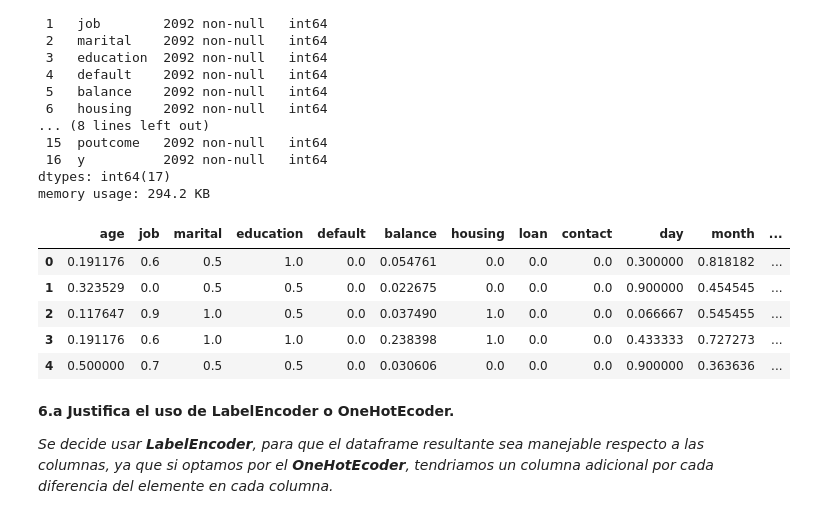
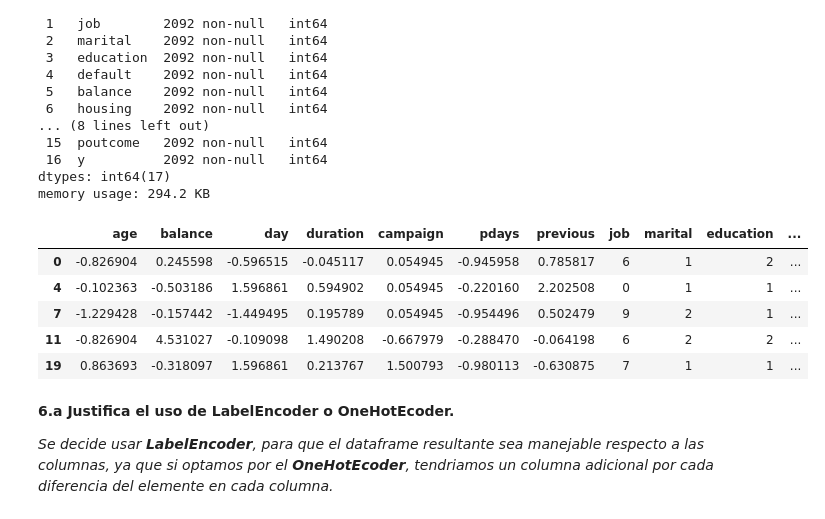
Before and after one commit to jcml002/17_Reto_SC_63_JCMedina, a Jupyter notebook: Solucion_Reto_SC_63_JCMedina.ipynb, the cells around one changed output. Cells and saved outputs as stored; diff of their text form; code cells hidden in the pictures.

```diff
--- a/Solucion_Reto_SC_63_JCMedina.ipynb
+++ b/Solucion_Reto_SC_63_JCMedina.ipynb
@@ -424,20 +426,26 @@ memory usage: 294.2 KB
 # %%
 #Normalizar los datos
-#cols_normalizar = ['age', 'job', 'marital','education','balance','contact','day','month','duration','campaign','pdays','previous','poutcome']
-cols_normalizar = ['age','job','marital','education','default','balance','housing','loan','contact','day','month','duration','campaign','pdays','previous','poutcome','y']
-scaler = MinMaxScaler()
-df_normalizado_array = scaler.fit_transform(df_procesado[cols_normalizar])
-df_normalizado = pd.DataFrame(df_normalizado_array, columns=cols_normalizar)
+#variables numericas
+cols_numericas = ['age', 'balance', 'day', 'duration', 'campaign', 'pdays', 'previous']
 
-for col in df_procesado.columns:
-    if col not in cols_normalizar:
-        df_normalizado[col] = df_procesado[col]
+#variables categoricas
+cols_categoricas = ['job', 'marital', 'education', 'default', 'housing','loan', 'contact', 'month', 'poutcome', 'y']
+
+df_num = df_procesado[cols_numericas]
+df_cat = df_procesado[cols_categoricas]
+
+scaler = StandardScaler()
+
+num_scaled_array = scaler.fit_transform(df_num)
+df_num_scaled = pd.DataFrame(num_scaled_array, columns=cols_numericas, index=df_num.index)
+
+df_normalizado = pd.concat([df_num_scaled, df_cat], axis=1)
 
 df_normalizado.head()
 # %% [output]
-|  | age | job | marital | education | default | balance | housing | loan | contact | day | month | ... |
-| 0 | 0.191176 | 0.6 | 0.5 | 1.0 | 0.0 | 0.054761 | 0.0 | 0.0 | 0.0 | 0.300000 | 0.818182 | ... |
-| 1 | 0.323529 | 0.0 | 0.5 | 0.5 | 0.0 | 0.022675 | 0.0 | 0.0 | 0.0 | 0.900000 | 0.454545 | ... |
-| 2 | 0.117647 | 0.9 | 1.0 | 0.5 | 0.0 | 0.037490 | 1.0 | 0.0 | 0.0 | 0.066667 | 0.545455 | ... |
-| 3 | 0.191176 | 0.6 | 1.0 | 1.0 | 0.0 | 0.238398 | 1.0 | 0.0 | 0.0 | 0.433333 | 0.727273 | ... |
-| 4 | 0.500000 | 0.7 | 0.5 | 0.5 | 0.0 | 0.030606 | 0.0 | 0.0 | 0.0 | 0.900000 | 0.363636 | ... |
+|  | age | balance | day | duration | campaign | pdays | previous | job | marital | education | ... |
+| 0 | -0.826904 | 0.245598 | -0.596515 | -0.045117 | 0.054945 | -0.945958 | 0.785817 | 6 | 1 | 2 | ... |
+| 4 | -0.102363 | -0.503186 | 1.596861 | 0.594902 | 0.054945 | -0.220160 | 2.202508 | 0 | 1 | 1 | ... |
+| 7 | -1.229428 | -0.157442 | -1.449495 | 0.195789 | 0.054945 | -0.954496 | 0.502479 | 9 | 2 | 1 | ... |
+| 11 | -0.826904 | 4.531027 | -0.109098 | 1.490208 | -0.667979 | -0.288470 | -0.064198 | 6 | 2 | 2 | ... |
+| 19 | 0.863693 | -0.318097 | 1.596861 | 0.213767 | 1.500793 | -0.980113 | -0.630875 | 7 | 1 | 1 | ... |
```
Also changed, not shown: parts of 15 cells of this notebook.
